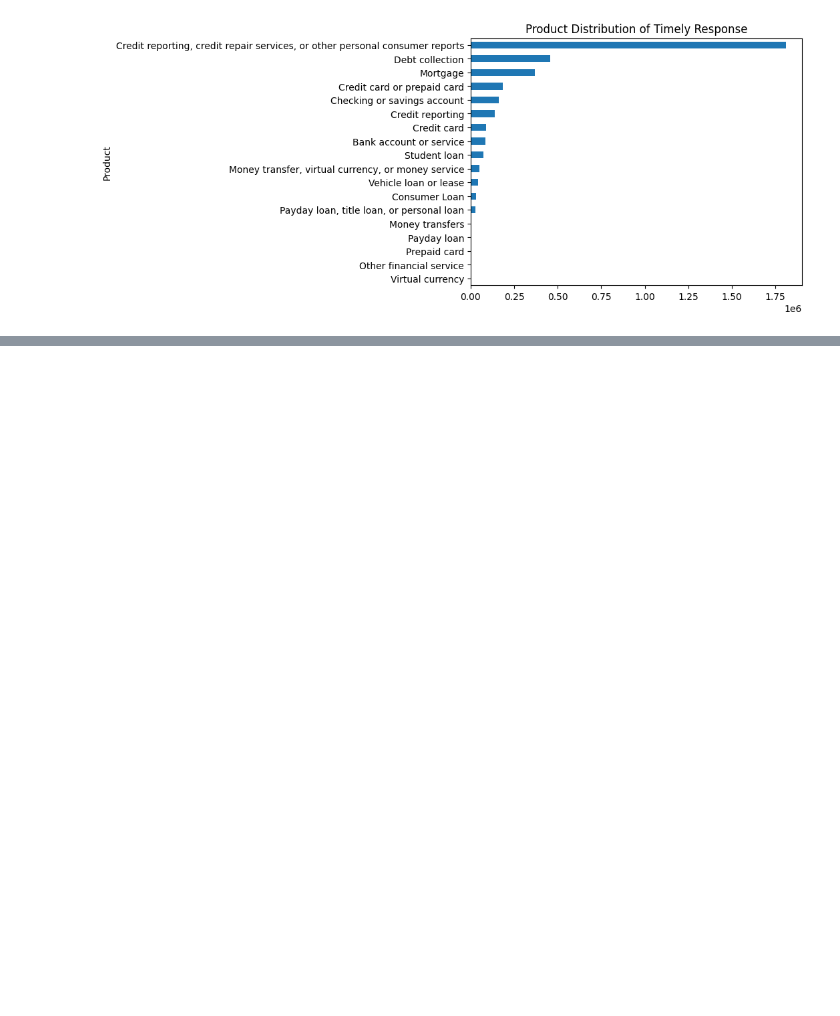
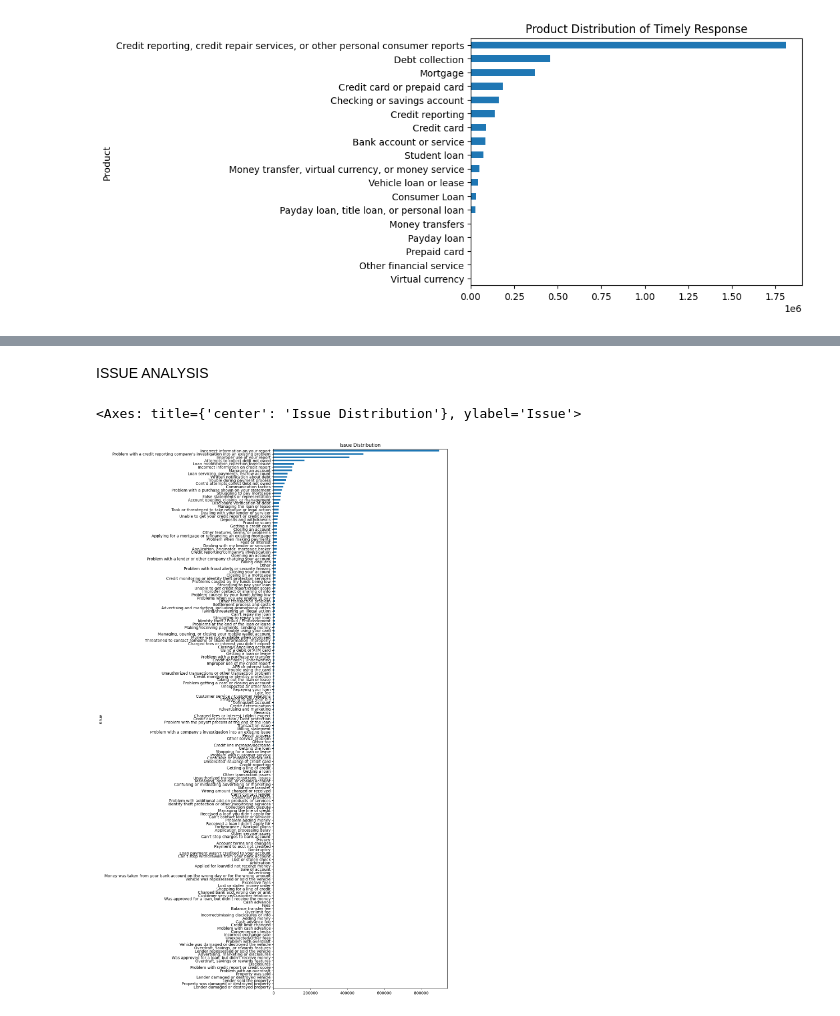
Before and after one commit to daminorris/Consumer-analytics, a Jupyter notebook: Consumer Complaints Analytics .ipynb, the cells around one changed output, grey strips where cells are left out. Drawn from its saved outputs; the diff is of its cells as text; code cells hidden in the pictures; blank space fills up the shorter version.

```diff
--- a/Consumer Complaints Analytics .ipynb
+++ b/Consumer Complaints Analytics .ipynb
@@ -172,0 +233,9 @@ In the figure above we see Credit reporting, credit repair services, or other pe
+# %% [markdown]
+ISSUE ANALYSIS
+# %%
+# Distribution of Issues in the whole dataset
+plt.figure(figsize=(8, 25))
+df['Issue'].value_counts().sort_values(ascending=True).plot.barh(title='Issue Distribution')
+# %% [output]
+<Axes: title={'center': 'Issue Distribution'}, ylabel='Issue'>
+[figure, added]
```
Also changed, not shown: parts of 22 cells of this notebook.
